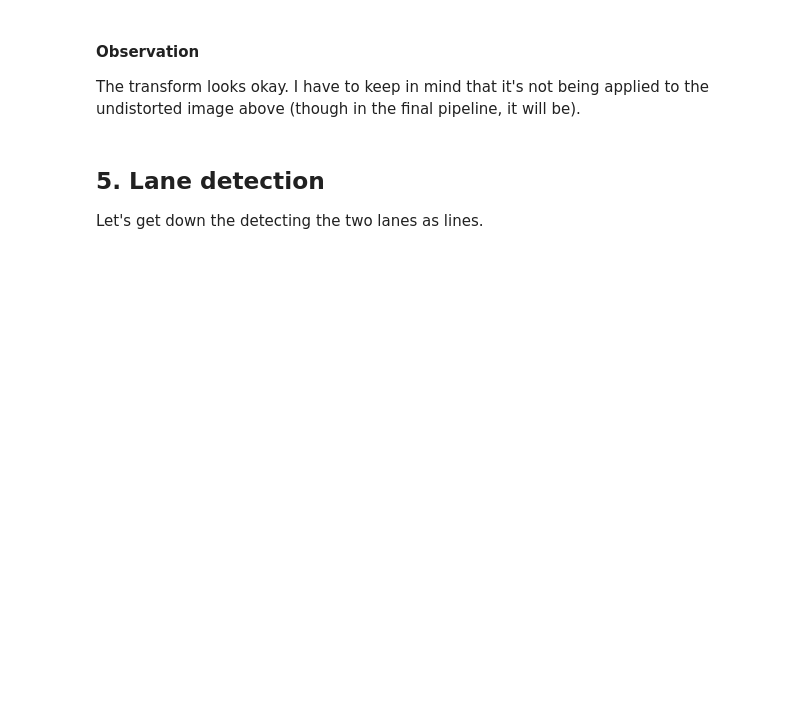
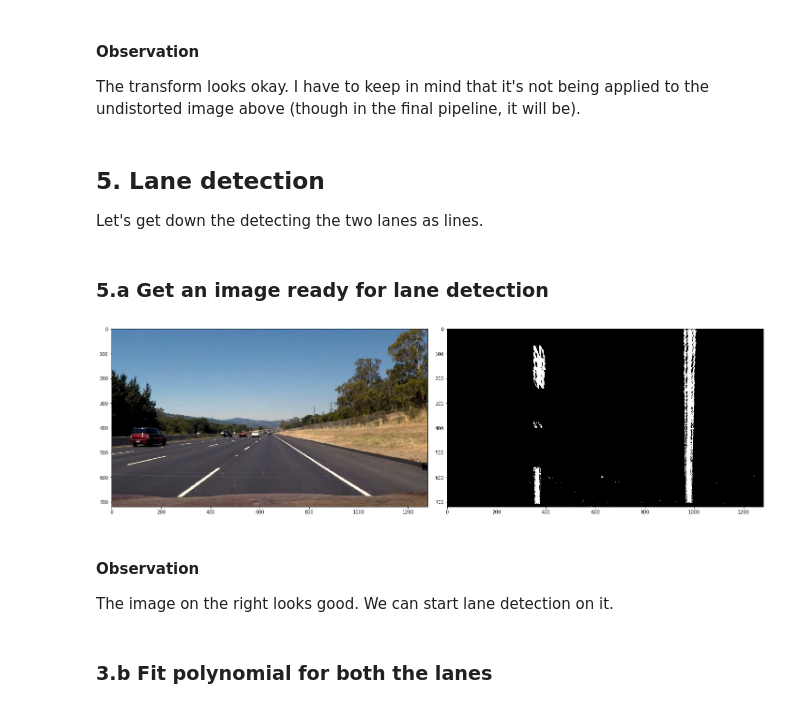
Before and after one commit to XCMer/CarND-Advanced-Lane-Lines, a Jupyter notebook: Advanced Pipeline.ipynb, the cells around one changed output. Saved outputs shown, nothing was run; the diff lists cells and outputs as text; code cells hidden in the pictures; blank space fills up the shorter version.

Commit message:
On to lane detection

```diff
--- a/Advanced Pipeline.ipynb
+++ b/Advanced Pipeline.ipynb
@@ -70,7 +70,7 @@ def load_images(images):
 # %%
 # Given a list of images and number of images per row,
 # display those images
-def show_images(images, n_rows):
+def show_images(images, n_rows, cmaps=[]):
     n_images = len(images)
     n_cols = math.ceil(1.0 * n_images / n_rows)
 
@@ -79,7 +79,12 @@ def show_images(images, n_rows):
     subplots = subplots.flatten()
 
     for index, image in enumerate(images):
-        subplots[index].imshow(image)
+        try:
+            cmap = cmaps[index]
+        except IndexError:
+            cmap = None
+
+        subplots[index].imshow(image, cmap=cmap)
 # %%
 show_images(load_images(calibration_files()), 4)
 # %% [output]
@@ -324,3 +329,43 @@ The transform looks okay. I have to keep in mind that it's not being applied to
 ## 5. Lane detection
 
 Let's get down the detecting the two lanes as lines.
+# %% [markdown]
+### 5.a Get an image ready for lane detection
+# %%
+# Return an image that's ready for lane detection
+def image_for_lane_detection(img, mtx, dst):
+    # Undistort
+    img = undistort_image(img, mtx, dst)
+
+    # Grayscale and hls
+    g_img = grayscale_img(img)
+    hls = hls_img(img)
+
+    # Thresholding
+    thresholds = [
+        sobel_x(g_img, thresh=(20, 100)),
+        color_threshold(hls, thresh=(140, 255))
+    ]
+    thresholded_img = combine_thresholds(*thresholds)
+
+    # Perspective transform
+    M = std_perspective_transform()
+
+    return warp_perspective(thresholded_img, M)
+# %%
+def test_image_for_lane_detection():
+    img = load_images(['./test_images/straight_lines2.jpg'])[0]
+
+    final_img = image_for_lane_detection(img, mtx, dst)
+
+    show_images([img, final_img], 1, cmaps=[None, 'gray'])
+
+test_image_for_lane_detection()
+# %% [output]
+[figure, added]
+# %% [markdown]
+#### Observation
+
+The image on the right looks good. We can start lane detection on it.
+# %% [markdown]
+### 3.b Fit polynomial for both the lanes
```
Also changed, not shown: parts of 2 cells of this notebook.
